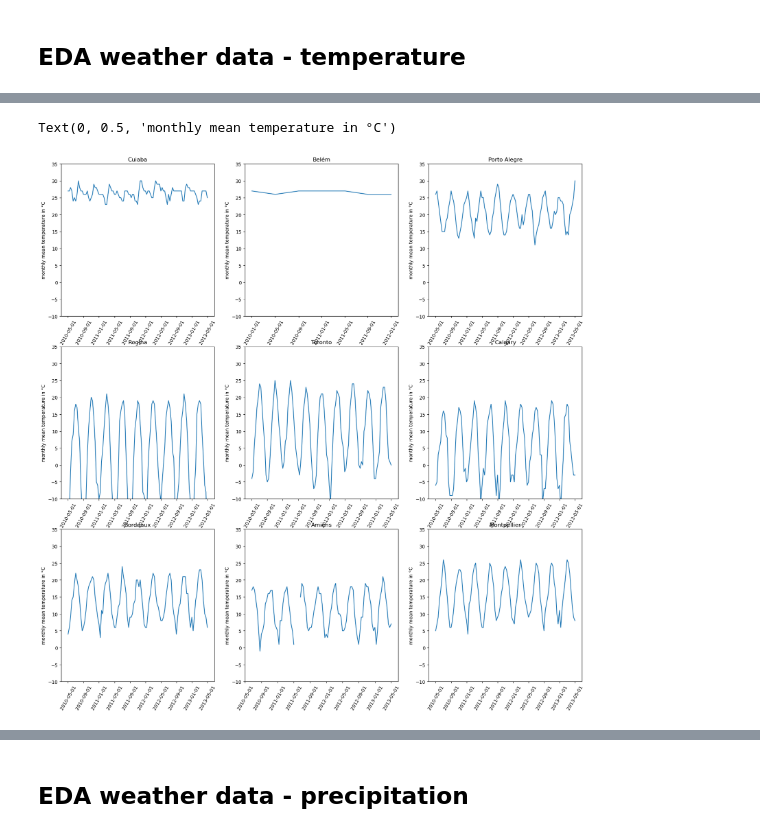
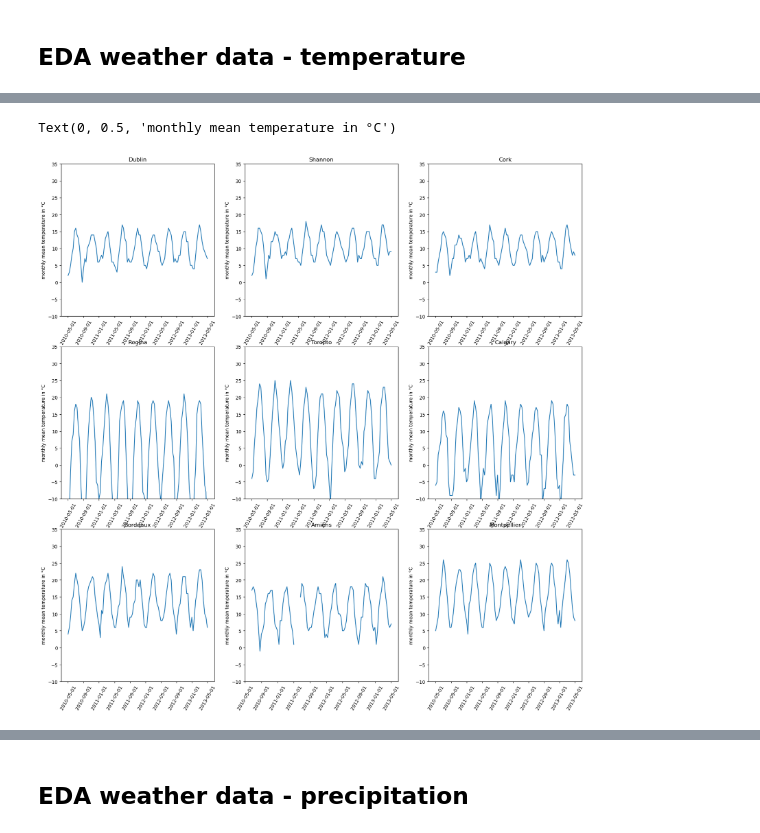
Before and after one commit to ElnazSaeidi/capstone-project-AEJS, a Jupyter notebook: weather_data_anja.ipynb, the cells around one changed output, grey strips where cells are left out. Saved outputs shown, nothing was run; the diff lists cells and outputs as text; code cells hidden in the pictures.

```diff
--- a/weather_data_anja.ipynb
+++ b/weather_data_anja.ipynb
@@ -14,13 +14,14 @@ from matplotlib import pyplot as plt
 # %%
 # Download weather data from different stations in the countries Brasil, France and Canada
 # Starting with Brasil
+#Brazil was replaced by ireland
 
 url = "https://meteostat.p.rapidapi.com/stations/daily"
 
 # Set stations
-stations = ["83362",
-            "82191",
-            "83967"
+stations = ["03969",
+            "03962",
+            "03955"
             ]
 
 # Set API key (defined already)
@@ -60,7 +61,7 @@ for station in stations:
     weather_df = pd.concat([weather_df, weather_temp_df], ignore_index=True)
 
 # Print final dataset weather_df
-weather_df_brazil=weather_df
-weather_df_brazil
+weather_df_ire=weather_df
+weather_df_ire
 # %% [output]
 |  | weather_date | weather_tavg | weather_tmin | weather_tmax | weather_prcp | weather_snow | weather_wdir | ... |
@@ -212,7 +213,7 @@ weather_df_fran
 #defining a new dataframe that contains the average temperature of all weather stations
 
 #dropping columns
-tavg_df_brazil=weather_df_brazil.drop(['weather_tmin','weather_tmax','weather_prcp','weather_snow','weather_wdir','weather_wspd','weather_wpgt','weather_pres','weather_tsun'], axis='columns')
+tavg_df_ire=weather_df_ire.drop(['weather_tmin','weather_tmax','weather_prcp','weather_snow','weather_wdir','weather_wspd','weather_wpgt','weather_pres','weather_tsun'], axis='columns')
 
 tavg_df_can=weather_df_can.drop(['weather_tmin','weather_tmax','weather_prcp','weather_snow','weather_wdir','weather_wspd','weather_wpgt','weather_pres','weather_tsun'], axis='columns')
 
@@ -220,18 +221,18 @@ tavg_df_fran=weather_df_fran.drop(['weather_tmin','weather_tmax','weather_prcp',
 
 #defining a large dataframe
 
-tavg_df=pd.concat([tavg_df_brazil,tavg_df_can,tavg_df_fran])
+tavg_df=pd.concat([tavg_df_ire,tavg_df_can,tavg_df_fran])
 
 #creating an empty data frame including the weather_date to add the data of the other stations later
 
-tavg_df_cuiaba=tavg_df_brazil[tavg_df_brazil['station']=='83362']
-tavg_df_all=tavg_df_cuiaba.drop(['station'], axis='columns')
+tavg_df_dublin=tavg_df_ire[tavg_df_ire['station']=='03969']
+tavg_df_all=tavg_df_dublin.drop(['station'], axis='columns')
 tavg_df_all
 
 #filtering the complete data set for the weather stations
 #adding the temperature data to the new dataset to have the temperature for each station in a column
 
-stations=['83362','82191','83967','71863','71508','71877','07510','07059','07643']
+stations=['03969','03962','03955','71863','71508','71877','07510','07059','07643']
 
 for station in stations:
        tavg_df_temp=tavg_df[tavg_df['station']==station]
@@ -278,9 +279,9 @@ tavg_df_month=tavg_df_month.drop('weather_date_day', axis='columns')
 #renaming the columns by using a dictionary
 
 city_station={
-    '83362':'cuiaba',
-    '82191':'belem',
-    '83967':'porto_alegre',
+    '03969':'dublin',
+    '03962':'shannon',
+    '03955':'cork',
     '71863':'regina',
     '71508':'toronto',
     '71877':'calgary',
@@ -344,21 +345,21 @@ tavg_df_month['weather_date']=tavg_df_month['weather_date'].astype('datetime64')
 fig, axes = plt.subplots(3, 3, figsize=(20, 20))
 
 
-axes[0][0].plot(tavg_df_month['weather_date'], tavg_df_month['cuiaba'])
+axes[0][0].plot(tavg_df_month['weather_date'], tavg_df_month['dublin'])
 axes[0][0].set_xticklabels(tavg_df_month['weather_date'].astype(str)[::4], rotation=60)
-axes[0][0].set_title('Cuiaba')
+axes[0][0].set_title('Dublin')
 axes[0][0].set_ylim(-10,35)
 axes[0][0].set_ylabel('monthly mean temperature in °C')
 
-axes[0][1].plot(tavg_df_month['weather_date'], tavg_df_month['belem'])
+axes[0][1].plot(tavg_df_month['weather_date'], tavg_df_month['shannon'])
 axes[0][1].set_xticklabels(tavg_df_month['weather_date'].astype(str)[::4], rotation=60)
-axes[0][1].set_title('Belém')
+axes[0][1].set_title('Shannon')
 axes[0][1].set_ylim(-10,35)
 axes[0][1].set_ylabel('monthly mean temperature in °C')
 
-axes[0][2].plot(tavg_df_month['weather_date'], tavg_df_month['porto_alegre'])
+axes[0][2].plot(tavg_df_month['weather_date'], tavg_df_month['cork'])
 axes[0][2].set_xticklabels(tavg_df_month['weather_date'].astype(str)[::4], rotation=60)
-axes[0][2].set_title('Porto Alegre')
+axes[0][2].set_title('Cork')
 axes[0][2].set_ylim(-10,35)
 axes[0][2].set_ylabel('monthly mean temperature in °C')
 
@@ -372,34 +373,34 @@ axes[1][1].plot(tavg_df_month['weather_date'], tavg_df_month['toronto'])
 axes[1][1].set_xticklabels(tavg_df_month['weather_date'].astype(str)[::4], rotation=60)
 axes[1][1].set_title('Toronto')
 axes[1][1].set_ylim(-10,35)
 axes[1][1].set_ylabel('monthly mean temperature in °C')
 
 axes[1][2].plot(tavg_df_month['weather_date'], tavg_df_month['calgary'])
 axes[1][2].set_xticklabels(tavg_df_month['weather_date'].astype(str)[::4], rotation=60)
 axes[1][2].set_title('Calgary')
 axes[1][2].set_ylim(-10,35)
 axes[1][2].set_ylabel('monthly mean temperature in °C')
 
 axes[2][0].plot(tavg_df_month['weather_date'], tavg_df_month['bordeaux'])
 axes[2][0].set_xticklabels(tavg_df_month['weather_date'].astype(str)[::4], rotation=60)
 axes[2][0].set_title('Bordeaux')
 axes[2][0].set_ylim(-10,35)
 axes[2][0].set_ylabel('monthly mean temperature in °C')
 
 axes[2][1].plot(tavg_df_month['weather_date'], tavg_df_month['amiens'])
 axes[2][1].set_xticklabels(tavg_df_month['weather_date'].astype(str)[::4], rotation=60)
 axes[2][1].set_title('Amiens')
 axes[2][1].set_ylim(-10,35)
 axes[2][1].set_ylabel('monthly mean temperature in °C')
 
 axes[2][2].plot(tavg_df_month['weather_date'], tavg_df_month['montpellier'])
 axes[2][2].set_xticklabels(tavg_df_month['weather_date'].astype(str)[::4], rotation=60)
 axes[2][2].set_title('Montpellier')
 axes[2][2].set_ylim(-10,35)
 axes[2][2].set_ylabel('monthly mean temperature in °C')
 # %% [output]
 Text(0, 0.5, 'monthly mean temperature in °C')
-[figure, old version]
+[figure, new version]
 # %%
 # plot as for-loop
 
```
Also changed, not shown: parts of 13 cells of this notebook, 2 other files.
